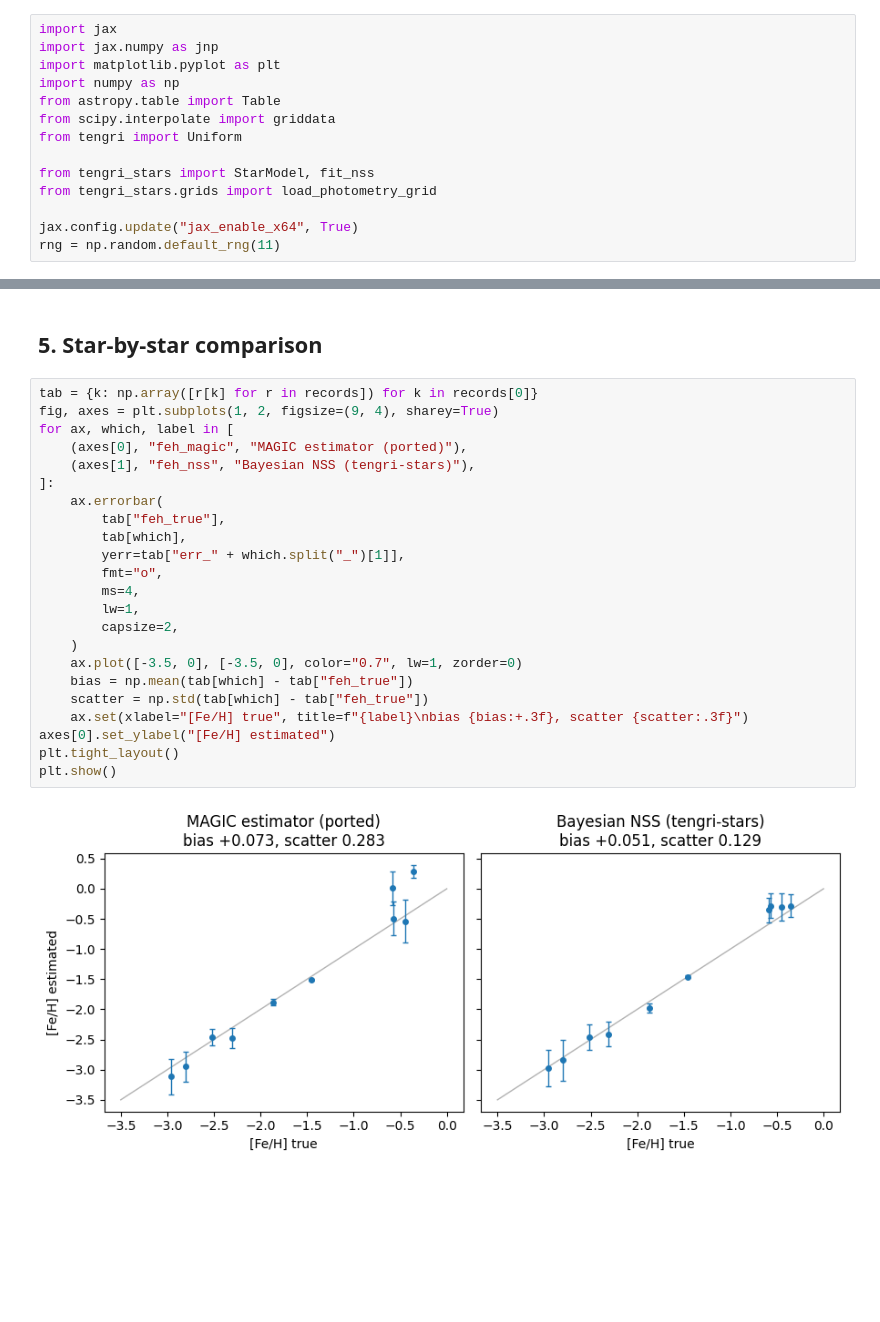
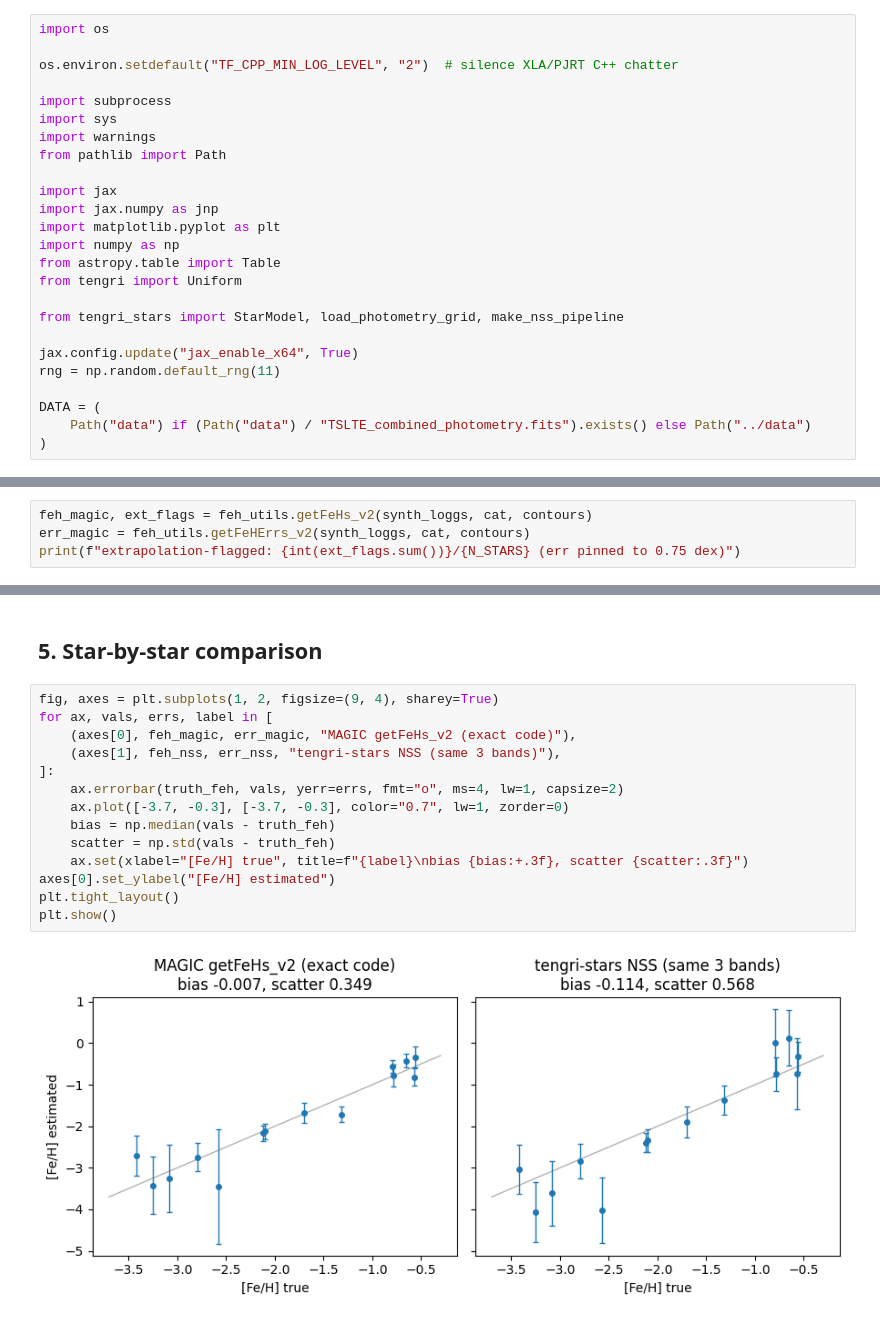
Before and after one commit to suchethac/tengri-stars, a Jupyter notebook: notebooks/02_magic_reproduction.ipynb, the cells around one changed output, grey strips where cells are left out. Saved outputs shown, nothing was run; the diff lists cells and outputs as text; blank space fills up the shorter version.

```diff
--- a/notebooks/02_magic_reproduction.ipynb
+++ b/notebooks/02_magic_reproduction.ipynb
@@ -19,14 +21,25 @@ is grid-agnostic.
 # %%
+import os
+
+os.environ.setdefault("TF_CPP_MIN_LOG_LEVEL", "2")  # silence XLA/PJRT C++ chatter
+
+import subprocess
+import sys
+import warnings
+from pathlib import Path
+
 import jax
 import jax.numpy as jnp
 import matplotlib.pyplot as plt
 import numpy as np
 from astropy.table import Table
-from scipy.interpolate import griddata
 from tengri import Uniform
 
-from tengri_stars import StarModel, fit_nss
-from tengri_stars.grids import load_photometry_grid
+from tengri_stars import StarModel, load_photometry_grid, make_nss_pipeline
 
 jax.config.update("jax_enable_x64", True)
 rng = np.random.default_rng(11)
+
+DATA = (
+    Path("data") if (Path("data") / "TSLTE_combined_photometry.fits").exists() else Path("../data")
+)
@@ -255,0 +112,4 @@ true -2.96  MAGIC -3.12±0.30  NSS -2.97±0.30  (1 s)
+# %%
+feh_magic, ext_flags = feh_utils.getFeHs_v2(synth_loggs, cat, contours)
+err_magic = feh_utils.getFeHErrs_v2(synth_loggs, cat, contours)
+print(f"extrapolation-flagged: {int(ext_flags.sum())}/{N_STARS} (err pinned to 0.75 dex)")
@@ -256,27 +168,18 @@ true -2.96  MAGIC -3.12±0.30  NSS -2.97±0.30  (1 s)
 # %% [markdown]
 ## 5. Star-by-star comparison
 # %%
-tab = {k: np.array([r[k] for r in records]) for k in records[0]}
 fig, axes = plt.subplots(1, 2, figsize=(9, 4), sharey=True)
-for ax, which, label in [
-    (axes[0], "feh_magic", "MAGIC estimator (ported)"),
-    (axes[1], "feh_nss", "Bayesian NSS (tengri-stars)"),
+for ax, vals, errs, label in [
+    (axes[0], feh_magic, err_magic, "MAGIC getFeHs_v2 (exact code)"),
+    (axes[1], feh_nss, err_nss, "tengri-stars NSS (same 3 bands)"),
 ]:
-    ax.errorbar(
-        tab["feh_true"],
-        tab[which],
-        yerr=tab["err_" + which.split("_")[1]],
-        fmt="o",
-        ms=4,
-        lw=1,
-        capsize=2,
-    )
-    ax.plot([-3.5, 0], [-3.5, 0], color="0.7", lw=1, zorder=0)
-    bias = np.mean(tab[which] - tab["feh_true"])
-    scatter = np.std(tab[which] - tab["feh_true"])
+    ax.errorbar(truth_feh, vals, yerr=errs, fmt="o", ms=4, lw=1, capsize=2)
+    ax.plot([-3.7, -0.3], [-3.7, -0.3], color="0.7", lw=1, zorder=0)
+    bias = np.median(vals - truth_feh)
+    scatter = np.std(vals - truth_feh)
     ax.set(xlabel="[Fe/H] true", title=f"{label}\nbias {bias:+.3f}, scatter {scatter:.3f}")
 axes[0].set_ylabel("[Fe/H] estimated")
 plt.tight_layout()
 plt.show()
 # %% [output]
-[figure, old version]
+[figure, new version]
```
Also changed, not shown: parts of 22 cells of this notebook, 10 other files.
